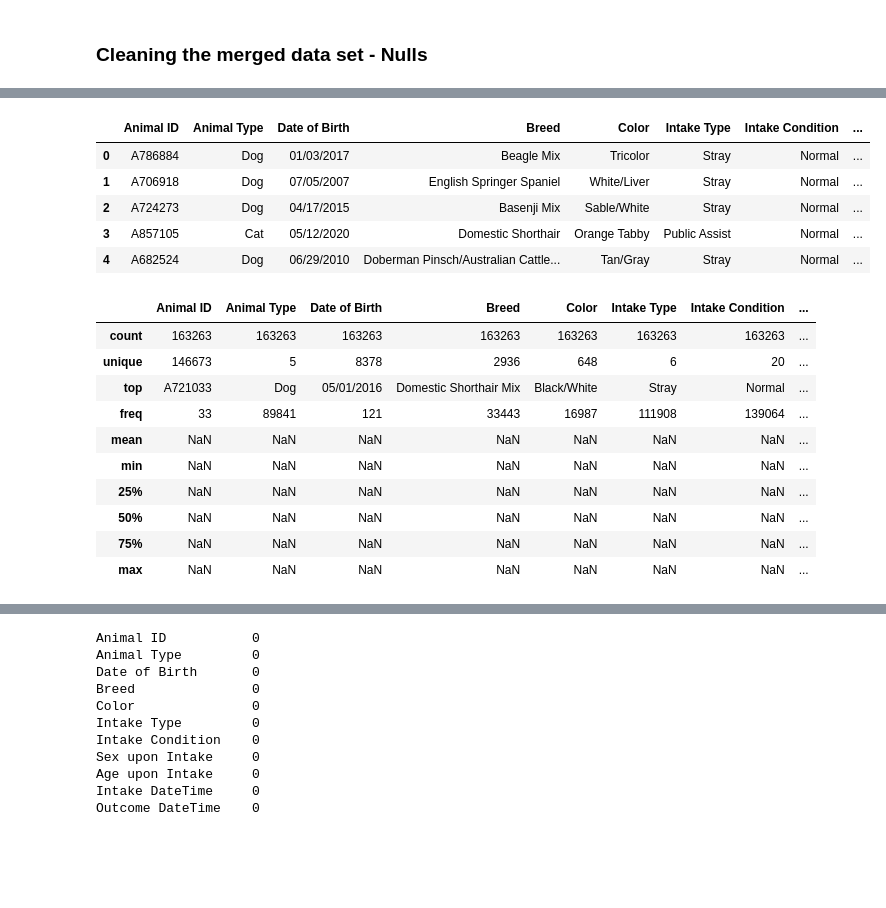
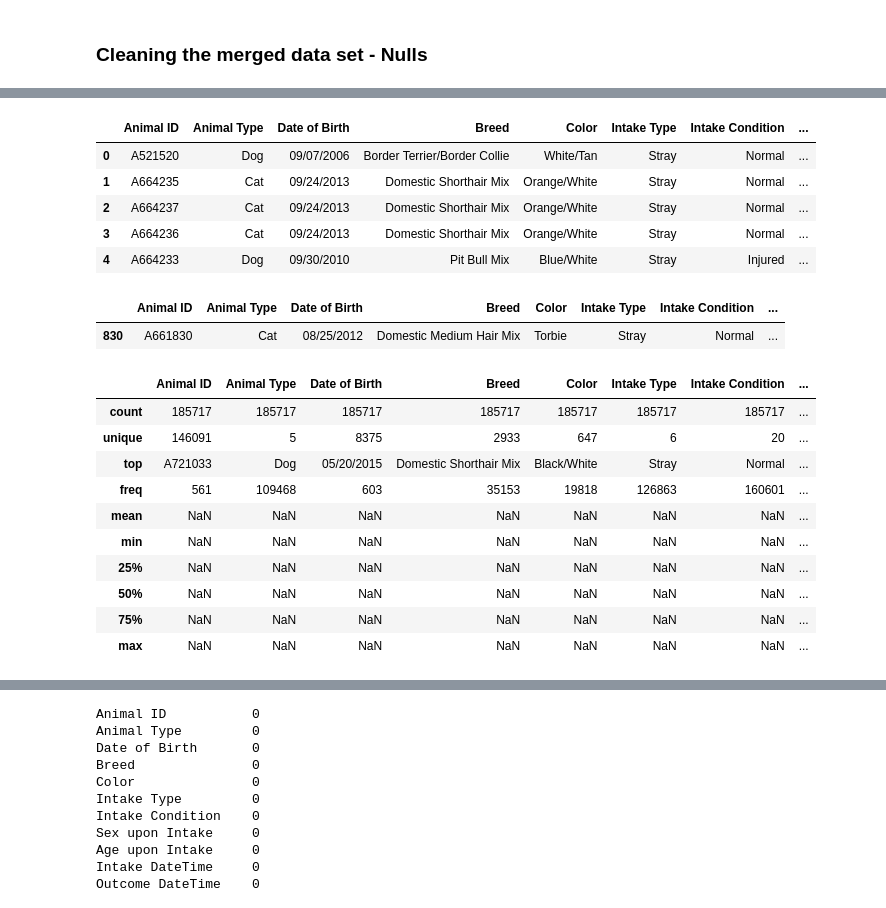
Before and after one commit to KathrynMercer/Austin-Animal-Center-Data, a Jupyter notebook: Data Cleaning.ipynb, the cells around one changed output, grey strips where cells are left out. Saved outputs shown, nothing was run; the diff lists cells and outputs as text; code cells hidden in the pictures; blank space fills up the shorter version.

```diff
--- a/Data Cleaning.ipynb
+++ b/Data Cleaning.ipynb
@@ -103,10 +103,10 @@ intake_data_raw['DateTime'] = pd.to_datetime(intake_data_raw['DateTime'], format
 outcome_data_raw['DateTime'] = pd.to_datetime(outcome_data_raw['DateTime'], format = '%m/%d/%Y %I:%M:%S %p')
 # %%
 #Sorting the datasets by DateTime and dropping rows that have the same Animal ID & DateTime (ie. true duplicate entries)
-intake_data_raw.sort_values(by = 'DateTime')
+intake_data_raw = intake_data_raw.sort_values(by = 'DateTime')
 intake_data_raw['Duplicated?'] = intake_data_raw.duplicated(subset=['Animal ID', 'DateTime'])
 
-outcome_data_raw.sort_values(by = 'DateTime')
+outcome_data_raw = outcome_data_raw.sort_values(by = 'DateTime')
 outcome_data_raw['Duplicated?'] = outcome_data_raw.duplicated(subset=['Animal ID', 'DateTime'])
 # %%
 #Spotchecking that duplicates that were flagged are true duplicates and not repeat visits and checking the length of each to see how many were dropped.
@@ -123,7 +123,3 @@ intake_data_raw = intake_data_raw.loc[intake_data_raw['Duplicated?'] != True]
 #len(intake_data_raw) #164577 length
 # %% [markdown]
 ### Merging intake & outcome data sets
-# %%
-#Group both datasets by Animal ID & use the cumulative count to organize repeat visits
-intake_data_raw['Visit Count'] = intake_data_raw.groupby(by = 'Animal ID').cumcount() +1
-outcome_data_raw['Visit Count'] = outcome_data_raw.groupby(by = 'Animal ID').cumcount() +1
@@ -138,3 +136,9 @@ len(outcome_data_raw) - len(merged_data_raw)
+# %%
+merged_data_unfiltered = pd.merge(intake_data_raw, outcome_data_raw, on='Animal ID', suffixes=('_intake', '_outcome'))
+
+# There are a number of pets who were in the shelter at the time that data collection started, so they have outcome data
+# before they have intake data. This will discard the first outcome data, so their visits are matched correctly.
+merged_data_raw = merged_data_unfiltered[merged_data_unfiltered['DateTime_outcome'] >= merged_data_unfiltered['DateTime_intake']]
 # %%
 #When I examine the animals that did not make it into the merged set from the outcome data, most of them are from the time the shelter first started recording data (Oct 1, 2013).
 #Pets admitted prior to this date, would not have intake data to match with their outcome data, so they cannot be included.
@@ -179,6 +209,6 @@ merged_data_raw.loc[(merged_data_raw['Color_x'] == merged_data_raw['Color_y']) =
 # Since all of those duplicate columns matched like they should, I can drop the duplicates without issue.
 # I will also drop the sensitive, redundant, and not helpful data.
 
-merged_data = merged_data_raw.drop(['Name_x', 'MonthYear_x', 'Found Location', 'Duplicated?_x', 'Name_y', 'MonthYear_y', 'Animal Type_y', 'Breed_y', 'Color_y', 'Duplicated?_y'], axis = 1)
+merged_data = merged_data_raw.drop(['Name_intake', 'MonthYear_intake', 'Found Location', 'Duplicated?_intake', 'Name_outcome', 'MonthYear_outcome', 'Animal Type_outcome', 'Breed_outcome', 'Color_outcome', 'Duplicated?_outcome'], axis = 1)
 merged_data.head()
 # %% [output]
@@ -191,25 +221,31 @@ merged_data.head()
 # %%
 # And renaming some columns to improve organization.
-merged_data = merged_data.rename({'DateTime_x': 'Intake DateTime', 'Animal Type_x': 'Animal Type', 'Breed_x': 'Breed', 'Color_x':'Color', 'DateTime_y': 'Outcome DateTime'}, axis='columns')
+merged_data = merged_data.rename({'DateTime_intake': 'Intake DateTime', 'Animal Type_intake': 'Animal Type', 'Breed_intake': 'Breed', 'Color_intake':'Color', 'DateTime_outcome': 'Outcome DateTime'}, axis='columns')
 merged_data = merged_data.reindex(columns = ['Animal ID', 'Animal Type', 'Date of Birth', 'Breed', 'Color', 'Intake Type', 'Intake Condition', 'Sex upon Intake', 'Age upon Intake', 'Intake DateTime', 'Outcome DateTime', 'Outcome Type', 'Outcome Subtype', 'Sex upon Outcome', 'Age upon Outcome'])
 merged_data.head()
 # %% [output]
 |  | Animal ID | Animal Type | Date of Birth | Breed | Color | Intake Type | Intake Condition | ... |
-| 0 | A786884 | Dog | 01/03/2017 | Beagle Mix | Tricolor | Stray | Normal | ... |
-| 1 | A706918 | Dog | 07/05/2007 | English Springer Spaniel | White/Liver | Stray | Normal | ... |
-| 2 | A724273 | Dog | 04/17/2015 | Basenji Mix | Sable/White | Stray | Normal | ... |
-| 3 | A857105 | Cat | 05/12/2020 | Domestic Shorthair | Orange Tabby | Public Assist | Normal | ... |
-| 4 | A682524 | Dog | 06/29/2010 | Doberman Pinsch/Australian Cattle... | Tan/Gray | Stray | Normal | ... |
+| 0 | A521520 | Dog | 09/07/2006 | Border Terrier/Border Collie | White/Tan | Stray | Normal | ... |
+| 1 | A664235 | Cat | 09/24/2013 | Domestic Shorthair Mix | Orange/White | Stray | Normal | ... |
+| 2 | A664237 | Cat | 09/24/2013 | Domestic Shorthair Mix | Orange/White | Stray | Normal | ... |
+| 3 | A664236 | Cat | 09/24/2013 | Domestic Shorthair Mix | Orange/White | Stray | Normal | ... |
+| 4 | A664233 | Dog | 09/30/2010 | Pit Bull Mix | Blue/White | Stray | Injured | ... |
+# %%
+merged_data.loc[(merged_data['Animal ID'] == 'A661830')]
+# %% [output]
+|  | Animal ID | Animal Type | Date of Birth | Breed | Color | Intake Type | Intake Condition | ... |
+| 830 | A661830 | Cat | 08/25/2012 | Domestic Medium Hair Mix | Torbie | Stray | Normal | ... |
 # %%
 merged_data.describe(include = 'all')
-# The data set contains over 160k animals. All of this information could potentially effect outcome (adoption vs other).
-# There is still some redundant information between "age upon intake," "Date of Birth," and "age upon outcome," but we can address this later
+# The data set contains over 180k animals. All of this information could potentially effect outcome (adoption vs other).
+# There is still some redundant information between "age upon intake," "Date of Birth," and "age upon outcome,"
+# but different questions might be more easily answered with one vs another, so I will leave them
 # %% [output]
 |  | Animal ID | Animal Type | Date of Birth | Breed | Color | Intake Type | Intake Condition | ... |
-| count | 163263 | 163263 | 163263 | 163263 | 163263 | 163263 | 163263 | ... |
-| unique | 146673 | 5 | 8378 | 2936 | 648 | 6 | 20 | ... |
-| top | A721033 | Dog | 05/01/2016 | Domestic Shorthair Mix | Black/White | Stray | Normal | ... |
-| freq | 33 | 89841 | 121 | 33443 | 16987 | 111908 | 139064 | ... |
+| count | 185717 | 185717 | 185717 | 185717 | 185717 | 185717 | 185717 | ... |
+| unique | 146091 | 5 | 8375 | 2933 | 647 | 6 | 20 | ... |
+| top | A721033 | Dog | 05/20/2015 | Domestic Shorthair Mix | Black/White | Stray | Normal | ... |
+| freq | 561 | 109468 | 603 | 35153 | 19818 | 126863 | 160601 | ... |
 | mean | NaN | NaN | NaN | NaN | NaN | NaN | NaN | ... |
 | min | NaN | NaN | NaN | NaN | NaN | NaN | NaN | ... |
 | 25% | NaN | NaN | NaN | NaN | NaN | NaN | NaN | ... |
```
Also changed, not shown: parts of 27 cells of this notebook.
